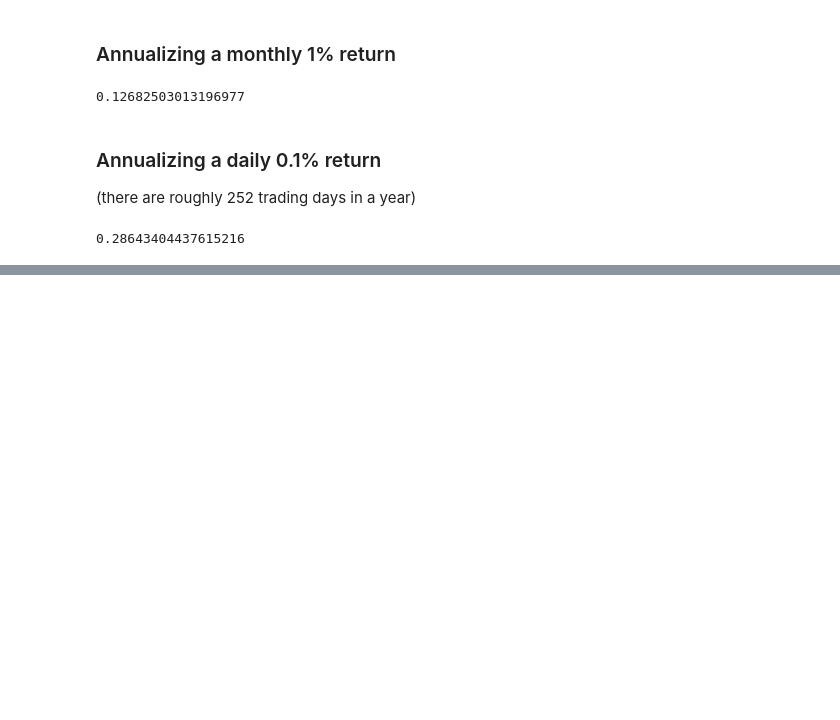
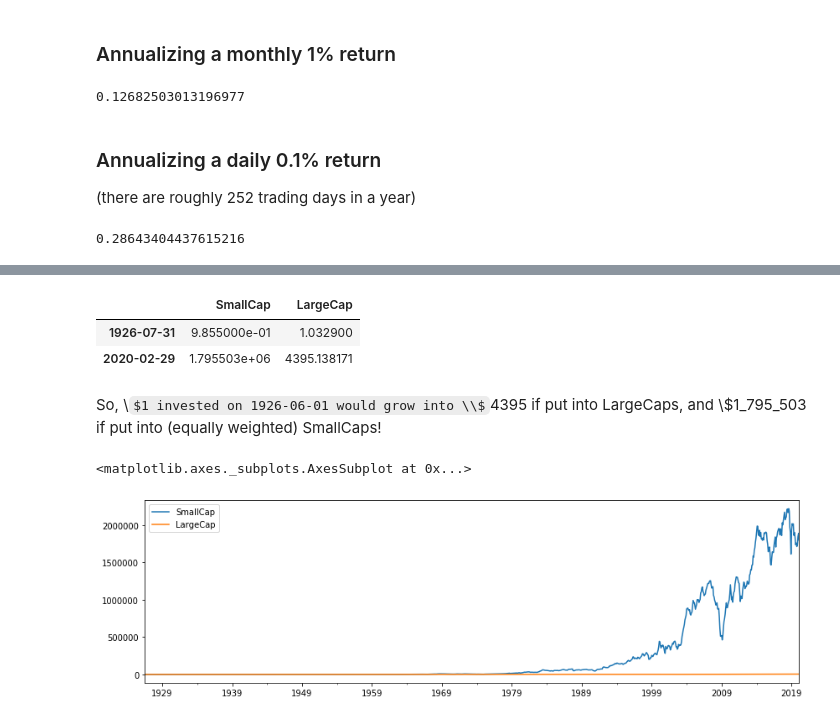
Before and after one commit to AlexEngelhardt-old/courses, a Jupyter notebook: investment-management-python-machine-learning/Course 1 - Introduction to Portfolio Construction and Analysis with Python/Week 1 - Analysing Returns/Section 1 - Fundamentals of risk and returns.ipynb, the cells around one changed output, grey strips where cells are left out. Cells and saved outputs as stored; diff of their text form; code cells hidden in the pictures; some formulas as TeX source; blank space fills up the shorter version.

```diff
--- a/investment-management-python-machine-learning/Course 1 - Introduction to Portfolio Construction and Analysis with Python/Week 1 - Analysing Returns/Section 1 - Fundamentals of risk and returns.ipynb
+++ b/investment-management-python-machine-learning/Course 1 - Introduction to Portfolio Construction and Analysis with Python/Week 1 - Analysing Returns/Section 1 - Fundamentals of risk and returns.ipynb
@@ -150,0 +308,13 @@ Volatility: Standard deviation and variance
+# %%
+wealth_index.iloc[[0, -1], :]
+# %% [output]
+|  | SmallCap | LargeCap |
+| 1926-07-31 | 9.855000e-01 | 1.032900 |
+| 2020-02-29 | 1.795503e+06 | 4395.138171 |
+# %% [markdown]
+So, \\$1 invested on 1926-06-01 would grow into \\$4395 if put into LargeCaps, and \\$1_795_503 if put into (equally weighted) SmallCaps!
+# %%
+wealth_index.plot(figsize=(14, 4))
+# %% [output]
+<matplotlib.axes._subplots.AxesSubplot at 0x...>
+[figure, added]
```
Also changed, not shown: parts of 36 cells of this notebook, 4 other files.
